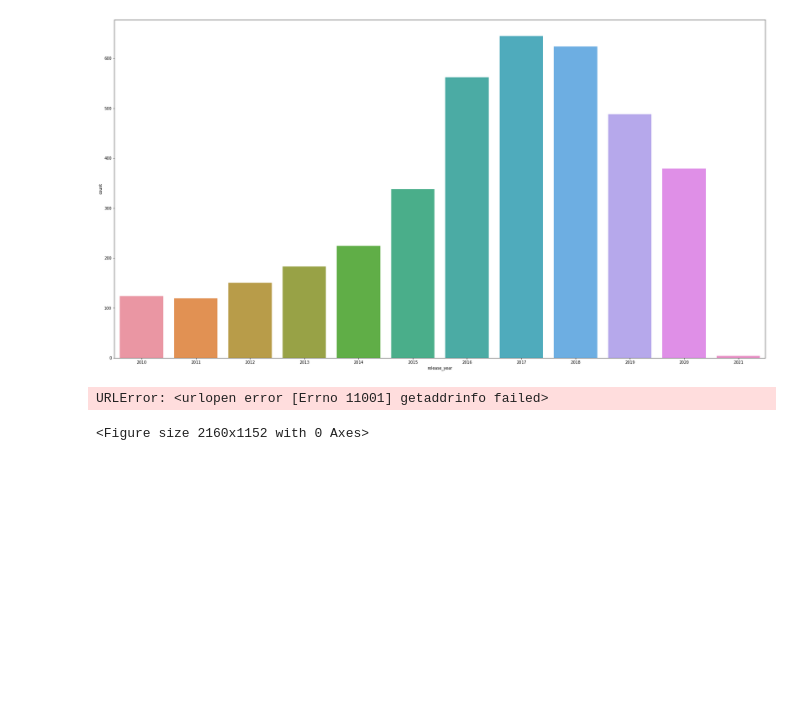
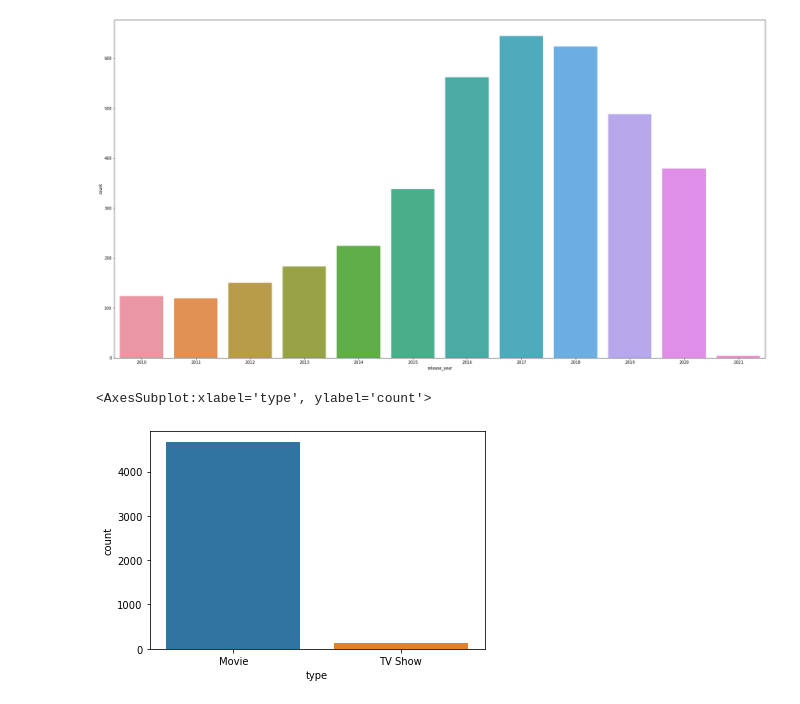
Before and after one commit to Tyta7/My-projects, a Jupyter notebook: analysis.ipynb, the cells around one changed output. Cells and saved outputs as stored; diff of their text form; code cells hidden in the pictures; blank space fills up the shorter version.

Commit message:
netflix analysis

```diff
--- a/analysis.ipynb
+++ b/analysis.ipynb
@@ -229,10 +229,8 @@ sns.countplot(new_nf.release_year[new_nf.release_year >= 2010])
 # %% [output]
 <AxesSubplot:xlabel='release_year', ylabel='count'>
 [figure]
-# %%
-plt.figure(figsize=(30,16))
-test = sns.load_dataset("netflix_title.csv").pivot("release_year", "type")
-sns.heatmap(test)
-# %% [output]
-URLError: <urlopen error [Errno 11001] getaddrinfo failed>
-<Figure size 2160x1152 with 0 Axes>
+# %%
+sns.countplot(new_nf.type)
+# %% [output]
+<AxesSubplot:xlabel='type', ylabel='count'>
+[figure, added]
```
